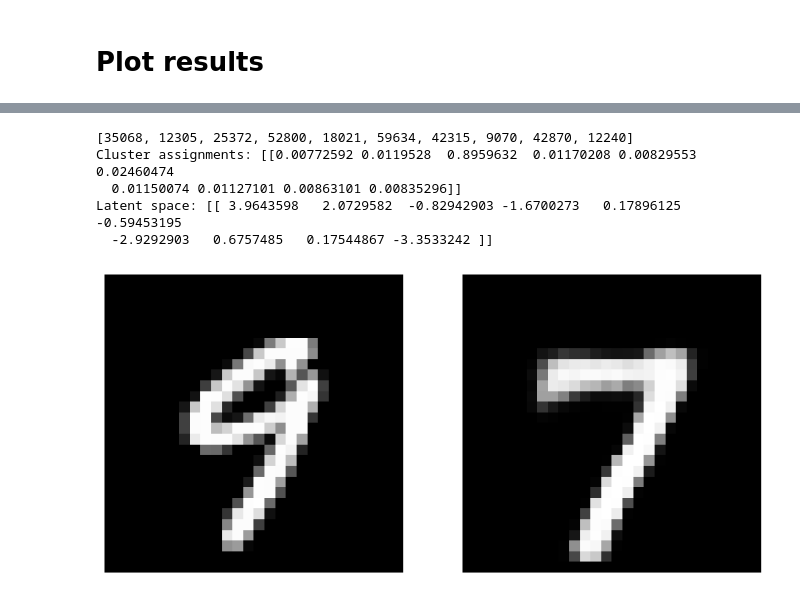
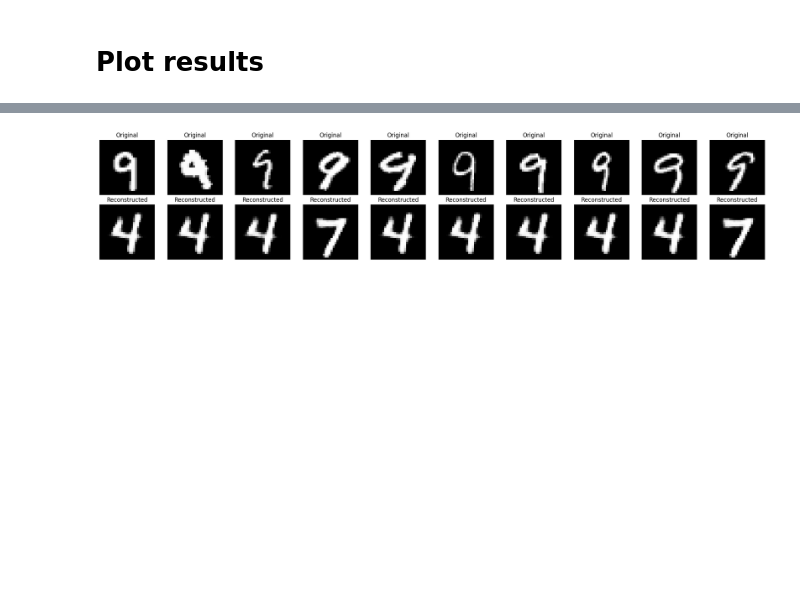
Before and after one commit to woullufy/deep-embedded-clustering, a Jupyter notebook: notebooks/dec.ipynb, the cells around one changed output, grey strips where cells are left out. Drawn from its saved outputs; the diff is of its cells as text; code cells hidden in the pictures; blank space fills up the shorter version.

```diff
--- a/notebooks/dec.ipynb
+++ b/notebooks/dec.ipynb
@@ -202,43 +201,16 @@ TypeError: 'Autoencoder' object is not iterable
 # %%
-idx = torch.randint(len(train_dataset), size=(1,)).item()
-img, label = train_dataset[idx]
-img = img.squeeze()
-
 indices = []
 
 while True:
     idx = torch.randint(len(train_dataset), size=(1,)).item()
 
     img, label = train_dataset[idx]
     if label == 9:
         indices.append(idx)
 
     if len(indices) == 10:
         break
 
-print(indices)
-
-# Plot original Image
-
-q, z = dec(img.reshape(1, 784))
-
-print(f'Cluster assignments: {q.detach().numpy()}')
-print(f'Latent space: {z.detach().numpy()}')
-
-img_recon = ae.decoder(z).detach().numpy()
-
-fig, ax = plt.subplots(1, 2, figsize=(10, 5))
-ax[0].imshow(img.squeeze(), cmap="gray")
-ax[0].axis('off')
-
-ax[1].imshow(img_recon.reshape(28, 28), cmap="gray")
-ax[1].axis('off')
-
-plt.show()
+plot_ae_reconstructions(ae, train_dataset, indices=indices)
 # %% [output]
-[35068, 12305, 25372, 52800, 18021, 59634, 42315, 9070, 42870, 12240]
-Cluster assignments: [[0.00772592 0.0119528  0.8959632  0.01170208 0.00829553 0.02460474
-  0.01150074 0.01127101 0.00863101 0.00835296]]
-Latent space: [[ 3.9643598   2.0729582  -0.82942903 -1.6700273   0.17896125 -0.59453195
-  -2.9292903   0.6757485   0.17544867 -3.3533242 ]]
-[figure, old version]
+[figure, new version]
```
Also changed, not shown: parts of 11 cells of this notebook, 1 other file.
